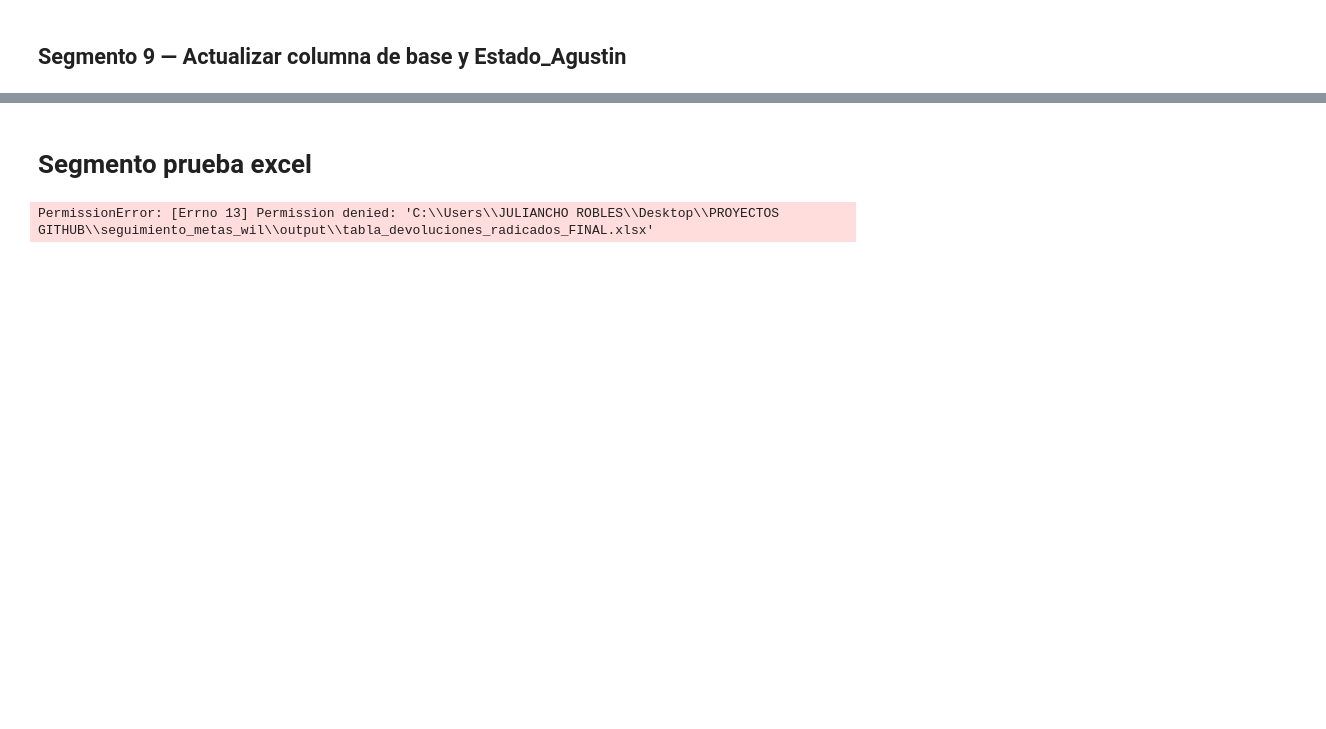
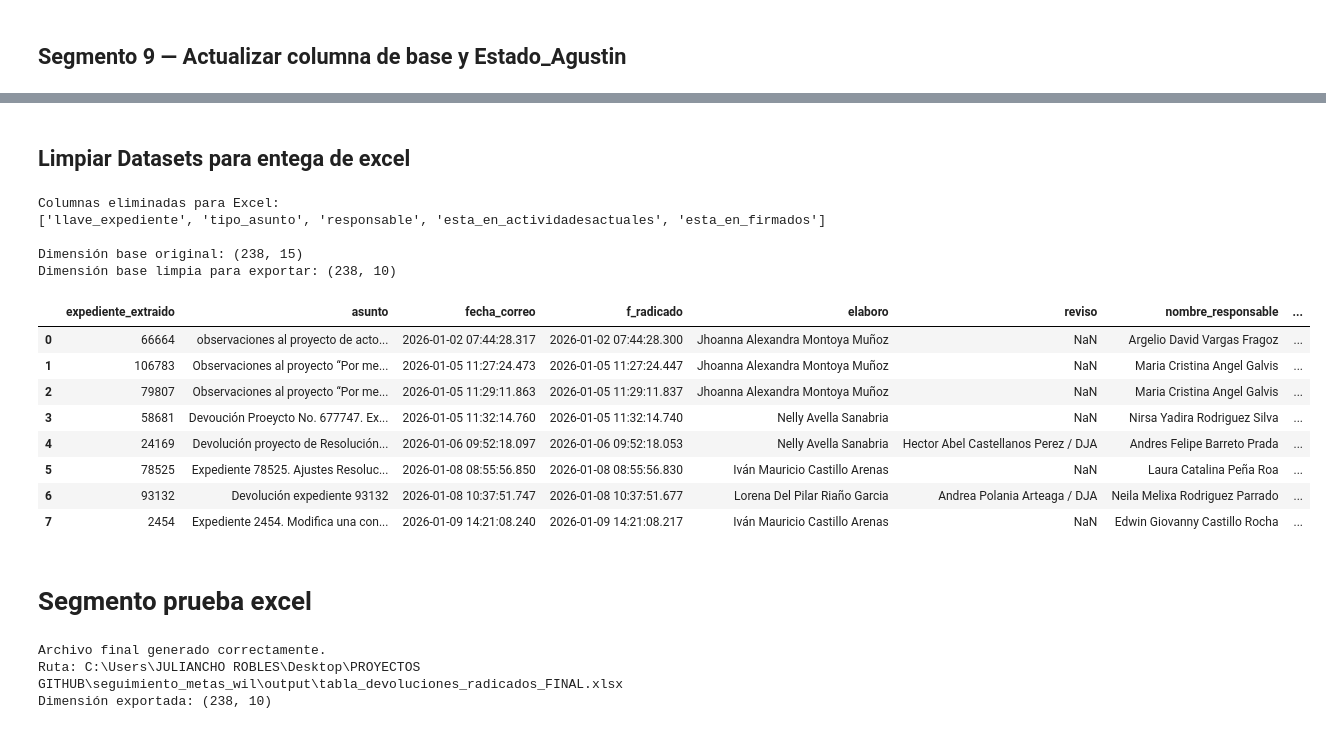
Before and after one commit to juliancho18/seguimiento_metas_wil, a Jupyter notebook: constructor.ipynb, the cells around one changed output, grey strips where cells are left out. Cells and saved outputs as stored; diff of their text form; code cells hidden in the pictures; blank space fills up the shorter version.

```diff
--- a/constructor.ipynb
+++ b/constructor.ipynb
@@ -581,24 +664,78 @@ Dimensión final: (238, 8)
+# %% [markdown]
+## Limpiar Datasets para entega de excel
+# %%
+# ==========================================
+# LIMPIEZA PREVIA SOLO PARA EXPORTAR A EXCEL
+# ==========================================
+
+# Base original intacta para análisis y tablas dinámicas
+base_programa = tabla_devoluciones_radicados.copy()
+
+# Base limpia solo para exportación
+df_exportar = tabla_devoluciones_radicados.copy()
+
+columnas_quitar = [
+    'llave_expediente',
+    'tipo_asunto',
+    'responsable',
+    'esta_en_actividadesactuales',
+    'esta_en_firmados'
+]
+
+columnas_quitar_reales = [c for c in columnas_quitar if c in df_exportar.columns]
+df_exportar = df_exportar.drop(columns=columnas_quitar_reales)
+
+print("Columnas eliminadas para Excel:")
+print(columnas_quitar_reales)
+print("\nDimensión base original:", base_programa.shape)
+print("Dimensión base limpia para exportar:", df_exportar.shape)
+
+display(df_exportar.head(8))
+# %% [output]
+Columnas eliminadas para Excel:
+['llave_expediente', 'tipo_asunto', 'responsable', 'esta_en_actividadesactuales', 'esta_en_firmados']
+
+Dimensión base original: (238, 15)
+Dimensión base limpia para exportar: (238, 10)
+|  | expediente_extraido | asunto | fecha_correo | f_radicado | elaboro | reviso | nombre_responsable | ... |
+| 0 | 66664 | observaciones al proyecto de acto... | 2026-01-02 07:44:28.317 | 2026-01-02 07:44:28.300 | Jhoanna Alexandra Montoya Muñoz | NaN | Argelio David Vargas Fragoz | ... |
+| 1 | 106783 | Observaciones al proyecto “Por me... | 2026-01-05 11:27:24.473 | 2026-01-05 11:27:24.447 | Jhoanna Alexandra Montoya Muñoz | NaN | Maria Cristina Angel Galvis | ... |
+| 2 | 79807 | Observaciones al proyecto “Por me... | 2026-01-05 11:29:11.863 | 2026-01-05 11:29:11.837 | Jhoanna Alexandra Montoya Muñoz | NaN | Maria Cristina Angel Galvis | ... |
+| 3 | 58681 | Devoución Proeycto No. 677747. Ex... | 2026-01-05 11:32:14.760 | 2026-01-05 11:32:14.740 | Nelly Avella Sanabria | NaN | Nirsa Yadira Rodriguez Silva | ... |
+| 4 | 24169 | Devolución proyecto de Resolución... | 2026-01-06 09:52:18.097 | 2026-01-06 09:52:18.053 | Nelly Avella Sanabria | Hector Abel Castellanos Perez / DJA | Andres Felipe Barreto Prada | ... |
+| 5 | 78525 | Expediente 78525. Ajustes Resoluc... | 2026-01-08 08:55:56.850 | 2026-01-08 08:55:56.830 | Iván Mauricio Castillo Arenas | NaN | Laura Catalina Peña Roa | ... |
+| 6 | 93132 | Devolución expediente 93132 | 2026-01-08 10:37:51.747 | 2026-01-08 10:37:51.677 | Lorena Del Pilar Riaño Garcia | Andrea Polania Arteaga / DJA | Neila Melixa Rodriguez Parrado | ... |
+| 7 | 2454 | Expediente 2454. Modifica una con... | 2026-01-09 14:21:08.240 | 2026-01-09 14:21:08.217 | Iván Mauricio Castillo Arenas | NaN | Edwin Giovanny Castillo Rocha | ... |
 # %% [markdown]
 # Segmento prueba excel
 # %%
 # ==========================================
-# EXPORTACIÓN FINAL (SOLO DATASET)
+# EXPORTACIÓN FINAL (SOLO DATASET LIMPIO)
 # ==========================================
 
 import os
 
 ruta_salida = r"C:\Users\JULIANCHO ROBLES\Desktop\PROYECTOS GITHUB\seguimiento_metas_wil\output"
+
+archivo_viejo = "tabla_devoluciones_radicados.xlsx"
 archivo_final = "tabla_devoluciones_radicados_FINAL.xlsx"
 
-# asegurar carpeta
 os.makedirs(ruta_salida, exist_ok=True)
 
-# ruta completa
+ruta_vieja = os.path.join(ruta_salida, archivo_viejo)
 ruta_final = os.path.join(ruta_salida, archivo_final)
 
-# exportar solo dataset
-tabla_devoluciones_radicados.to_excel(ruta_final, index=False)
+# borrar archivo viejo si existe
+if os.path.exists(ruta_vieja):
+    os.remove(ruta_vieja)
+
+# exportar solo el dataset final
+df_exportar.to_excel(ruta_final, index=False)
 
 print("Archivo final generado correctamente.")
+print("Ruta:", ruta_final)
+print("Dimensión exportada:", df_exportar.shape)
 # %% [output]
-PermissionError: [Errno 13] Permission denied: 'C:\\Users\\JULIANCHO ROBLES\\Desktop\\PROYECTOS GITHUB\\seguimiento_metas_wil\\output\\tabla_devoluciones_radicados_FINAL.xlsx'
+Archivo final generado correctamente.
+Ruta: C:\Users\JULIANCHO ROBLES\Desktop\PROYECTOS GITHUB\seguimiento_metas_wil\output\tabla_devoluciones_radicados_FINAL.xlsx
+Dimensión exportada: (238, 10)
```
Also changed, not shown: parts of 6 cells of this notebook, 1 other file.
